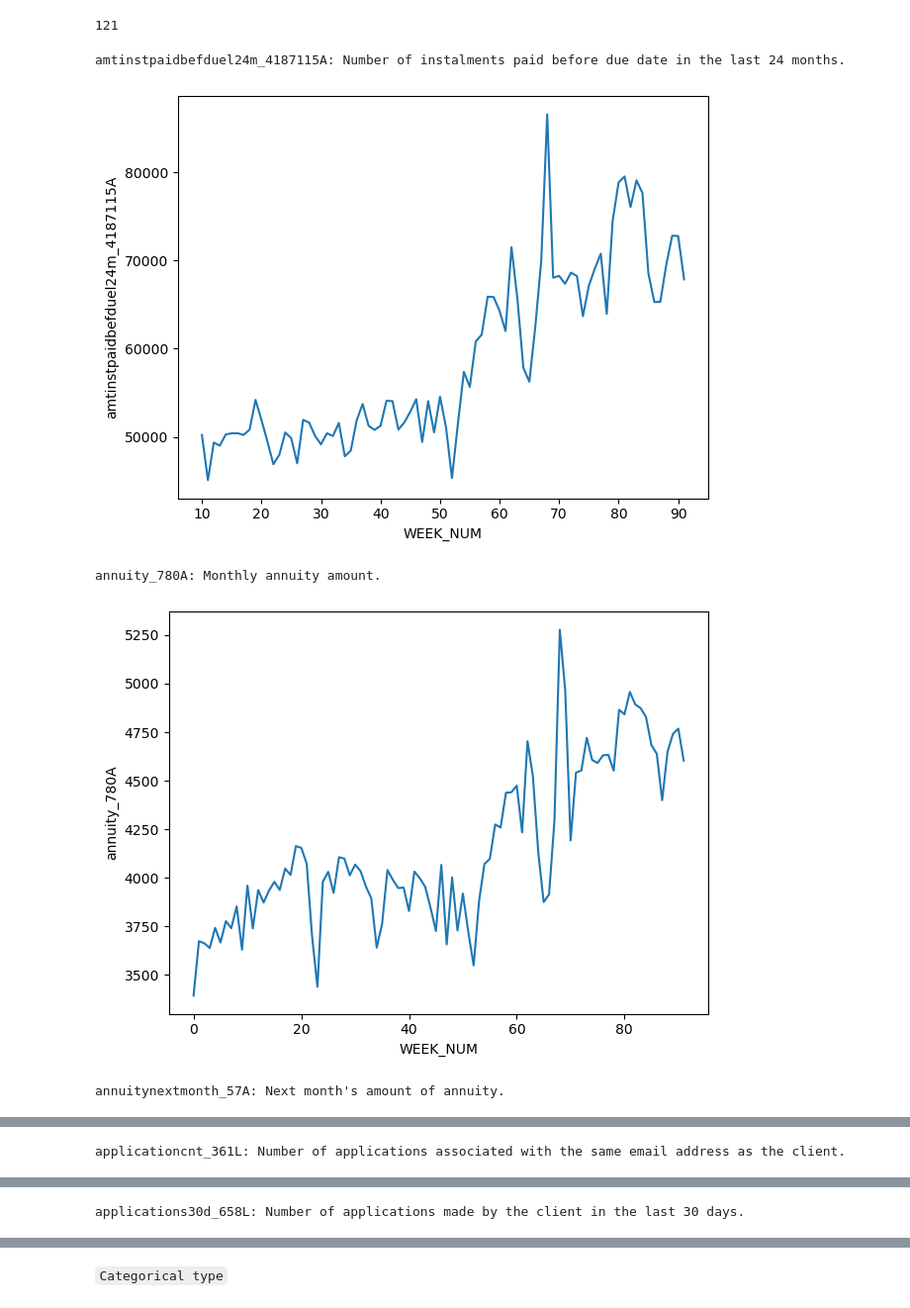
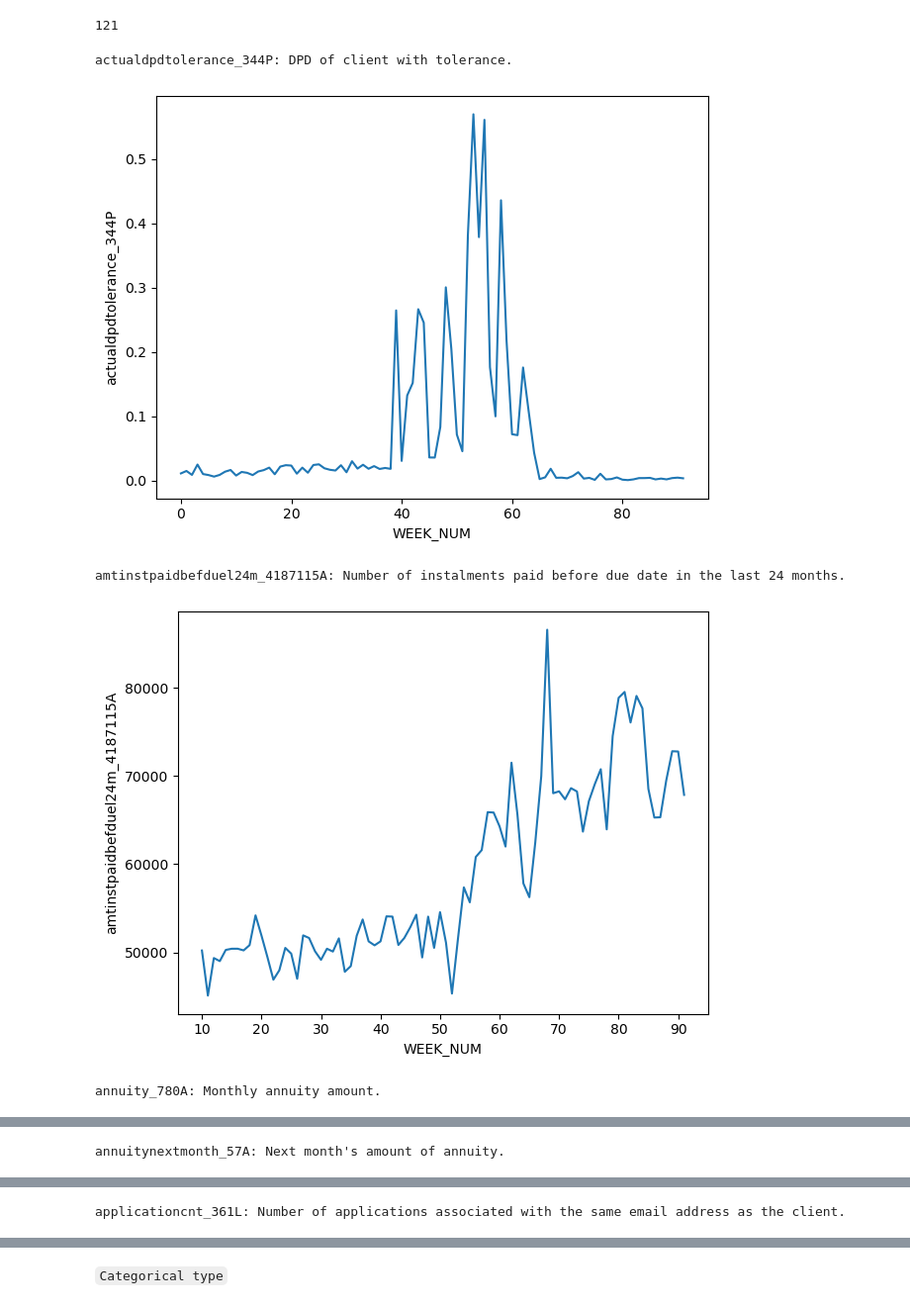
Before and after one commit to MangooH/home_credit, a Jupyter notebook: feature_engineering/depth_0.ipynb, the cells around one changed output, grey strips where cells are left out. Shown at 99% size. Drawn from its saved outputs; the diff is of its cells as text; code cells hidden in the pictures.

```diff
--- a/feature_engineering/depth_0.ipynb
+++ b/feature_engineering/depth_0.ipynb
@@ -115,14 +131,14 @@ len(numerical_cols)
 # %% [output]
 121
 # %%
-for col in numerical_cols[1:9]:
+for col in numerical_cols[:10]:
     feature_description = description.loc[description['Variable'] == col, 'Description'].values[0]
     print(f'{col}: {feature_description} \n')
     aggregated_plot('WEEK_NUM', col)
     print('\n\n\n')
 # %% [output]
-amtinstpaidbefduel24m_4187115A: Number of instalments paid before due date in the last 24 months.
+actualdpdtolerance_344P: DPD of client with tolerance.
-[figure, old version]
+[figure, new version]
-annuity_780A: Monthly annuity amount.
+amtinstpaidbefduel24m_4187115A: Number of instalments paid before due date in the last 24 months.
-[figure, old version]
+[figure, new version]
-annuitynextmonth_57A: Next month's amount of annuity.
+annuity_780A: Monthly annuity amount.
@@ -130 +146 @@ annuitynextmonth_57A: Next month's amount of annuity.
-applicationcnt_361L: Number of applications associated with the same email address as the client.
+annuitynextmonth_57A: Next month's amount of annuity.
@@ -132 +148 @@ applicationcnt_361L: Number of applications associated with the same email addre
-applications30d_658L: Number of applications made by the client in the last 30 days.
+applicationcnt_361L: Number of applications associated with the same email address as the client.
```
Also changed, not shown: parts of 5 cells of this notebook, 7 other files.
